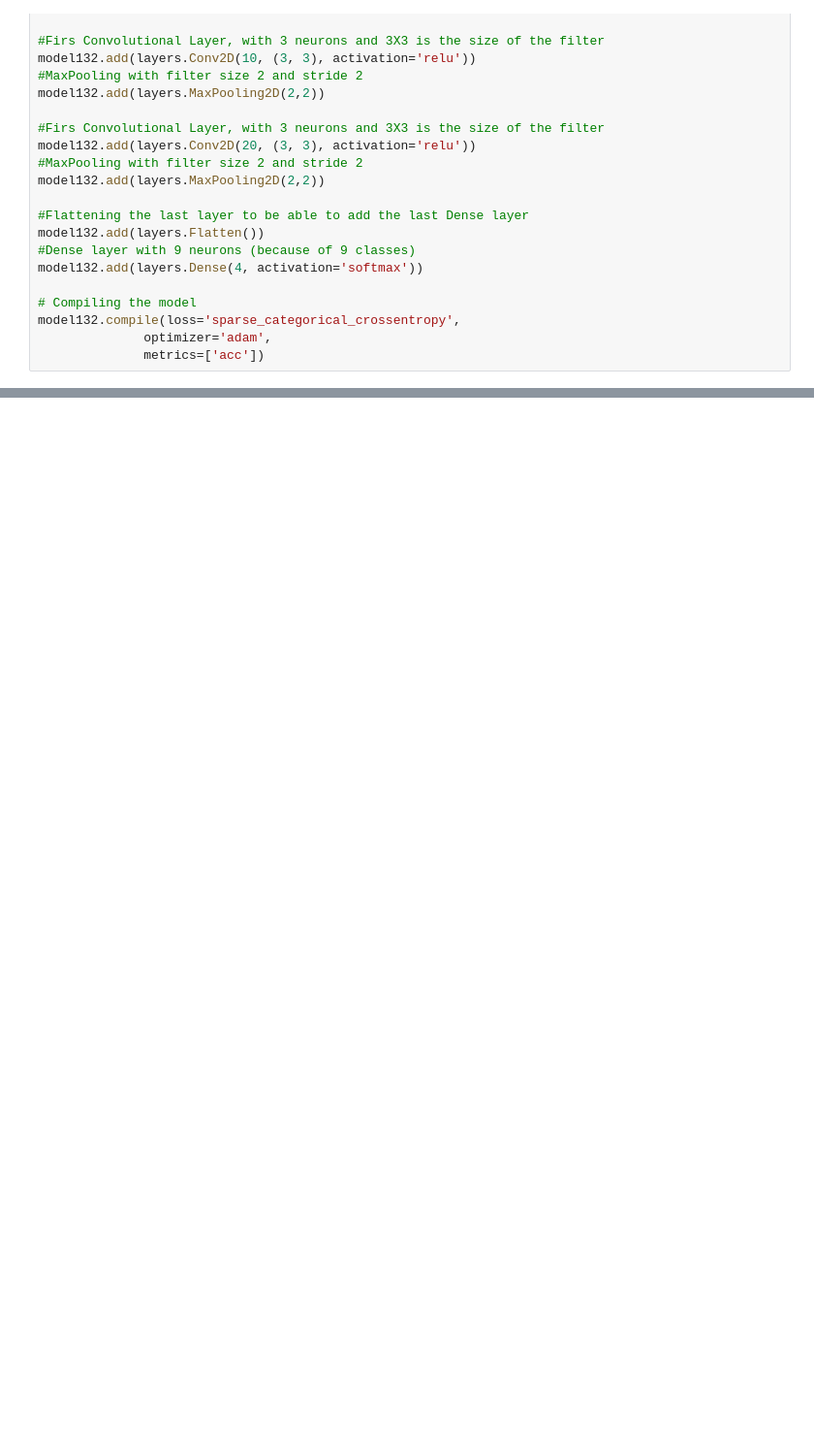
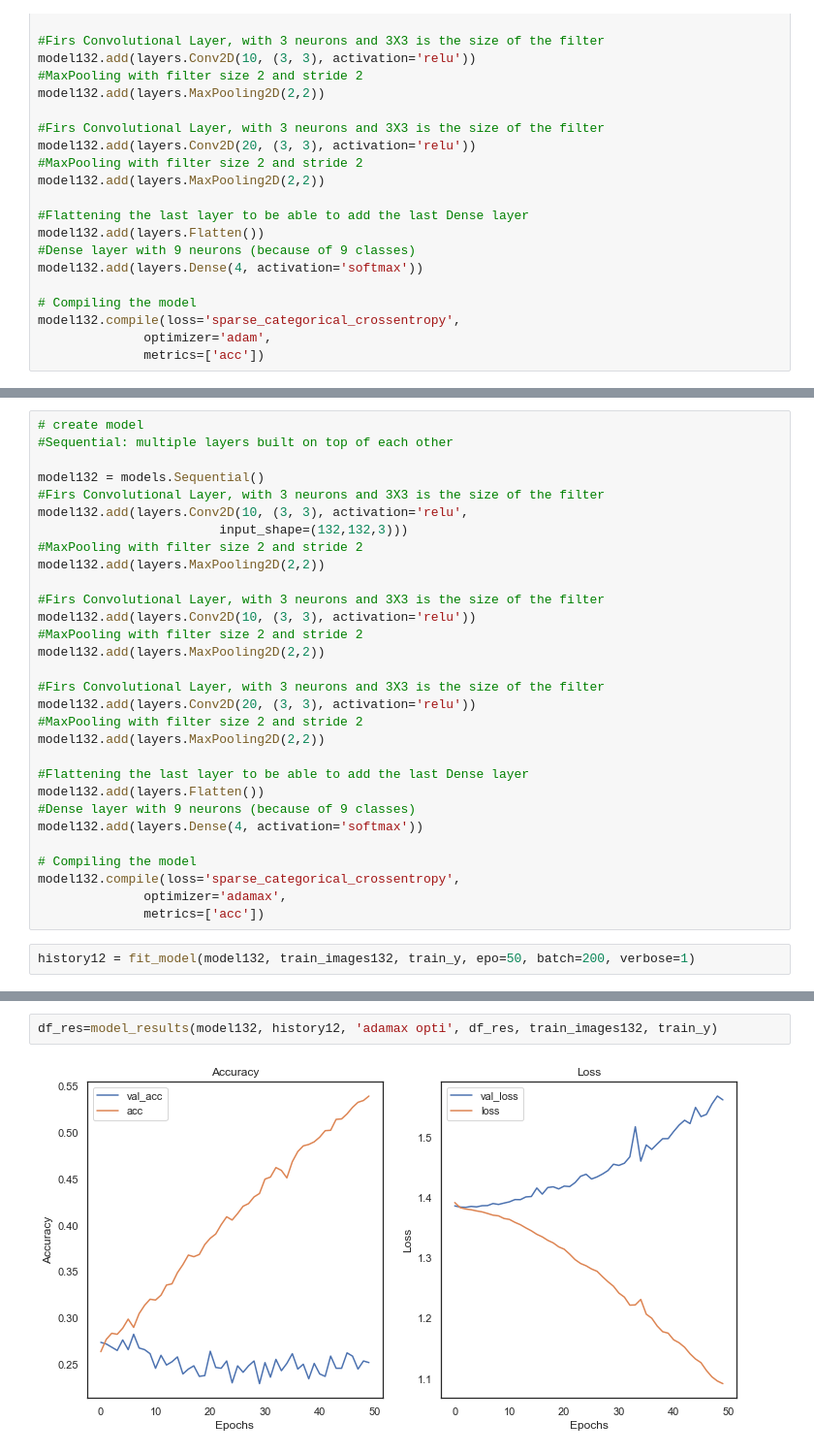
Before and after one commit to MNLKuzmin/BrainMRI, a Jupyter notebook: Second_ProjectBrainMRI.ipynb, the cells around one changed output, grey strips where cells are left out. Shown at 97% size. Cells and saved outputs as stored; diff of their text form; blank space fills up the shorter version.

Commit message:
adamax opti

```diff
--- a/Second_ProjectBrainMRI.ipynb
+++ b/Second_ProjectBrainMRI.ipynb
@@ -1024,0 +1047,32 @@ df_res=model_results(model132, history11, 'adam opti', df_res, train_images132,
+# %%
+# create model
+#Sequential: multiple layers built on top of each other
+
+model132 = models.Sequential()
+#Firs Convolutional Layer, with 3 neurons and 3X3 is the size of the filter
+model132.add(layers.Conv2D(10, (3, 3), activation='relu',
+                        input_shape=(132,132,3)))
+#MaxPooling with filter size 2 and stride 2
+model132.add(layers.MaxPooling2D(2,2))
+
+#Firs Convolutional Layer, with 3 neurons and 3X3 is the size of the filter
+model132.add(layers.Conv2D(10, (3, 3), activation='relu'))
+#MaxPooling with filter size 2 and stride 2
+model132.add(layers.MaxPooling2D(2,2))
+
+#Firs Convolutional Layer, with 3 neurons and 3X3 is the size of the filter
+model132.add(layers.Conv2D(20, (3, 3), activation='relu'))
+#MaxPooling with filter size 2 and stride 2
+model132.add(layers.MaxPooling2D(2,2))
+
+#Flattening the last layer to be able to add the last Dense layer
+model132.add(layers.Flatten())
+#Dense layer with 9 neurons (because of 9 classes)
+model132.add(layers.Dense(4, activation='softmax'))
+
+# Compiling the model
+model132.compile(loss='sparse_categorical_crossentropy',
+              optimizer='adamax',
+              metrics=['acc'])
+# %%
+history12 = fit_model(model132, train_images132, train_y, epo=50, batch=200, verbose=1)
@@ -1024,0 +1097,4 @@ df_res=model_results(model132, history11, 'adam opti', df_res, train_images132,
+# %%
+df_res=model_results(model132, history12, 'adamax opti', df_res, train_images132, train_y)
+# %% [output]
+[figure, added]
```
Also changed, not shown: parts of 5 cells of this notebook.
